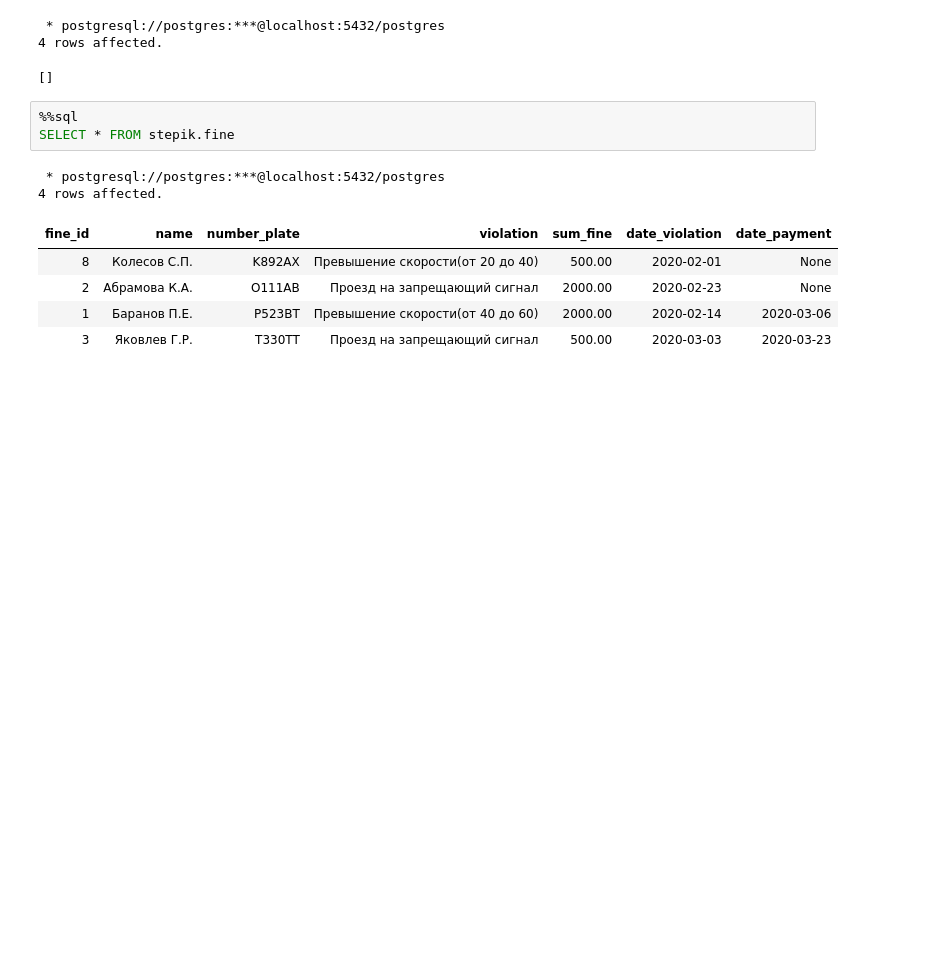
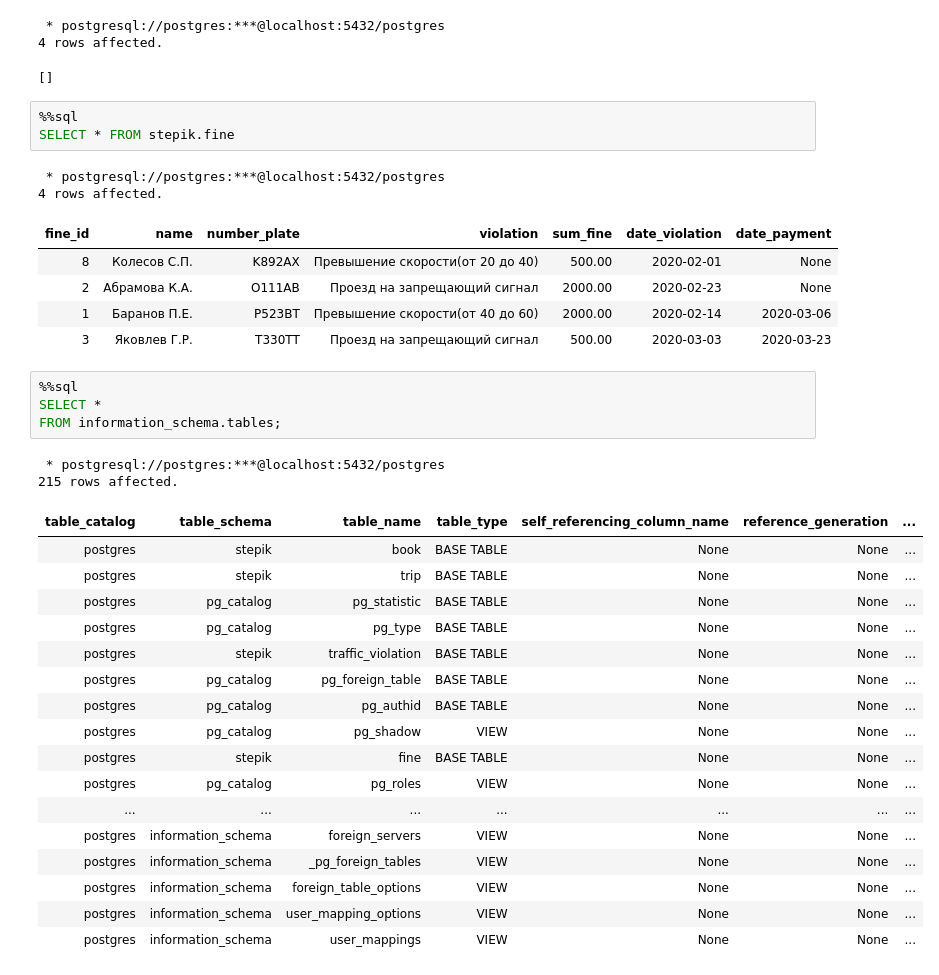
Before and after one commit to letrepas/Interactive-SQL-Simulator, a Jupyter notebook: SQL.ipynb, the cells around one changed output. Saved outputs shown, nothing was run; the diff lists cells and outputs as text; blank space fills up the shorter version.

```diff
--- a/SQL.ipynb
+++ b/SQL.ipynb
@@ -1543,3 +1543,27 @@ SELECT * FROM stepik.fine
 | 2 | Абрамова К.А. | О111AB | Проезд на запрещающий сигнал | 2000.00 | 2020-02-23 | None |
 | 1 | Баранов П.Е. | P523BT | Превышение скорости(от 40 до 60) | 2000.00 | 2020-02-14 | 2020-03-06 |
 | 3 | Яковлев Г.Р. | T330TT | Проезд на запрещающий сигнал | 500.00 | 2020-03-03 | 2020-03-23 |
+# %%
+%%sql
+SELECT *
+FROM information_schema.tables;
+# %% [output]
+ * postgresql://postgres:***@localhost:5432/postgres
+215 rows affected.
+| table_catalog | table_schema | table_name | table_type | self_referencing_column_name | reference_generation | ... |
+| postgres | stepik | book | BASE TABLE | None | None | ... |
+| postgres | stepik | trip | BASE TABLE | None | None | ... |
+| postgres | pg_catalog | pg_statistic | BASE TABLE | None | None | ... |
+| postgres | pg_catalog | pg_type | BASE TABLE | None | None | ... |
+| postgres | stepik | traffic_violation | BASE TABLE | None | None | ... |
+| postgres | pg_catalog | pg_foreign_table | BASE TABLE | None | None | ... |
+| postgres | pg_catalog | pg_authid | BASE TABLE | None | None | ... |
+| postgres | pg_catalog | pg_shadow | VIEW | None | None | ... |
+| postgres | stepik | fine | BASE TABLE | None | None | ... |
+| postgres | pg_catalog | pg_roles | VIEW | None | None | ... |
+| ... | ... | ... | ... | ... | ... | ... |
+| postgres | information_schema | foreign_servers | VIEW | None | None | ... |
+| postgres | information_schema | _pg_foreign_tables | VIEW | None | None | ... |
+| postgres | information_schema | foreign_table_options | VIEW | None | None | ... |
+| postgres | information_schema | user_mapping_options | VIEW | None | None | ... |
+| postgres | information_schema | user_mappings | VIEW | None | None | ... |
```
Also changed, not shown: parts of 9 cells of this notebook.
